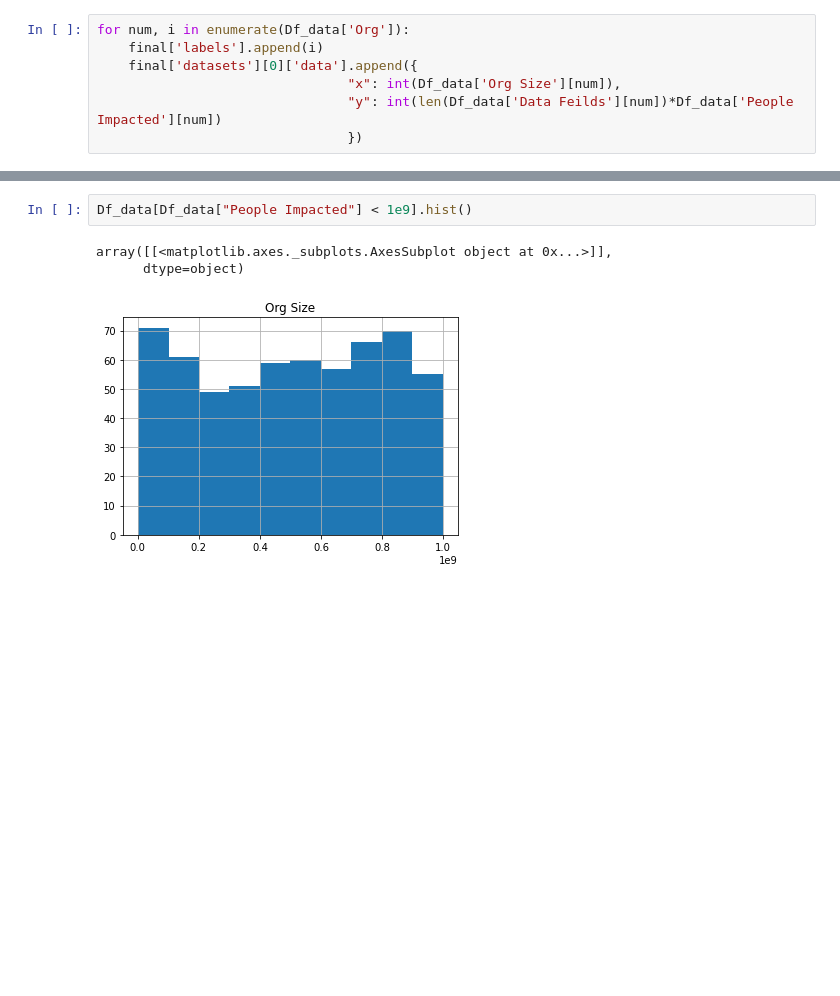
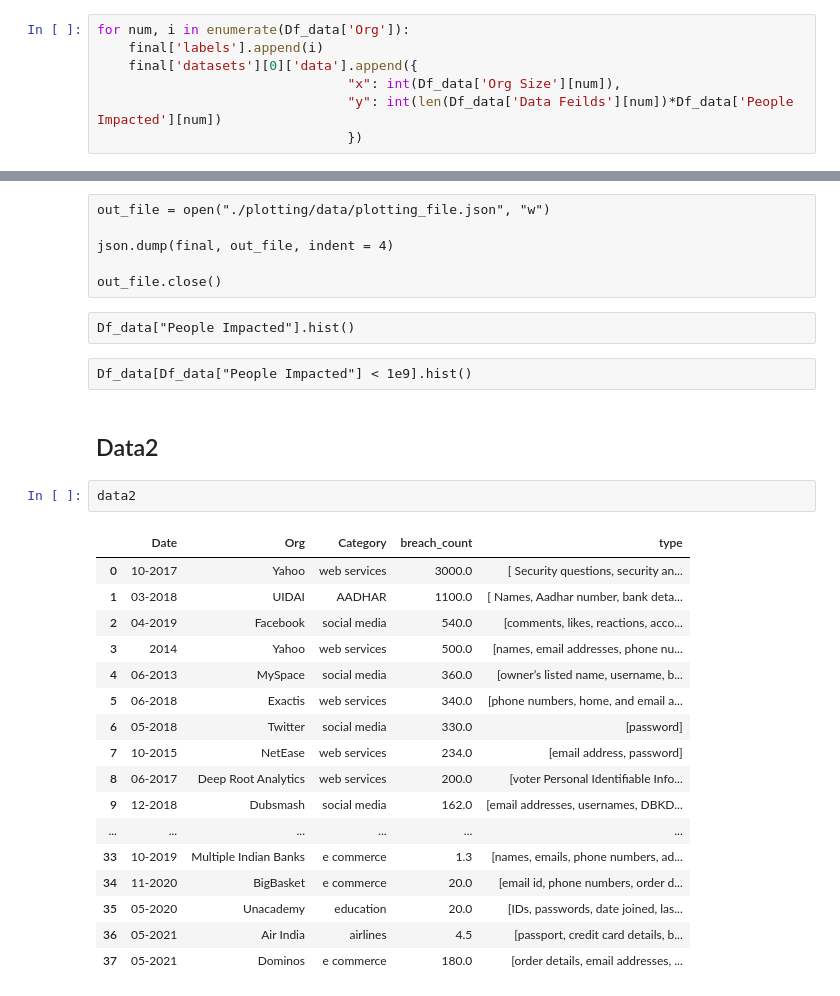
Before and after one commit to isbdiri/Data-Breach, a Jupyter notebook: Process_data.ipynb, the cells around one changed output, grey strips where cells are left out. Saved outputs shown, nothing was run; the diff lists cells and outputs as text; blank space fills up the shorter version.

```diff
--- a/Process_data.ipynb
+++ b/Process_data.ipynb
@@ -112,6 +105,32 @@ Df_data["People Impacted"].hist()
-# %%
-Df_data[Df_data["People Impacted"] < 1e9].hist()
-# %% [output]
-array([[<matplotlib.axes._subplots.AxesSubplot object at 0x...>]],
-      dtype=object)
-[figure, removed]
+# %% [raw]
+out_file = open("./plotting/data/plotting_file.json", "w")
+
+json.dump(final, out_file, indent = 4)
+
+out_file.close()
+# %% [raw]
+Df_data["People Impacted"].hist()
+# %% [raw]
+Df_data[Df_data["People Impacted"] < 1e9].hist()
+# %% [markdown]
+## Data2
+# %%
+data2
+# %% [output]
+|  | Date | Org | Category | breach_count | type |
+| 0 | 10-2017 | Yahoo | web services | 3000.0 | [ Security questions, security an... |
+| 1 | 03-2018 | UIDAI | AADHAR | 1100.0 | [ Names, Aadhar number, bank deta... |
+| 2 | 04-2019 | Facebook | social media | 540.0 | [comments, likes, reactions, acco... |
+| 3 | 2014 | Yahoo | web services | 500.0 | [names, email addresses, phone nu... |
+| 4 | 06-2013 | MySpace | social media | 360.0 | [owner’s listed name, username, b... |
+| 5 | 06-2018 | Exactis | web services | 340.0 | [phone numbers, home, and email a... |
+| 6 | 05-2018 | Twitter | social media | 330.0 | [password] |
+| 7 | 10-2015 | NetEase | web services | 234.0 | [email address, password] |
+| 8 | 06-2017 | Deep Root Analytics | web services | 200.0 | [voter Personal Identifiable Info... |
+| 9 | 12-2018 | Dubsmash | social media | 162.0 | [email addresses, usernames, DBKD... |
+| ... | ... | ... | ... | ... | ... |
+| 33 | 10-2019 | Multiple Indian Banks | e commerce | 1.3 | [names, emails, phone numbers, ad... |
+| 34 | 11-2020 | BigBasket | e commerce | 20.0 | [email id, phone numbers, order d... |
+| 35 | 05-2020 | Unacademy | education | 20.0 | [IDs, passwords, date joined, las... |
+| 36 | 05-2021 | Air India | airlines | 4.5 | [passport, credit card details, b... |
+| 37 | 05-2021 | Dominos | e commerce | 180.0 | [order details, email addresses, ... |
```
Also changed, not shown: parts of 13 cells of this notebook, 5 other files.
